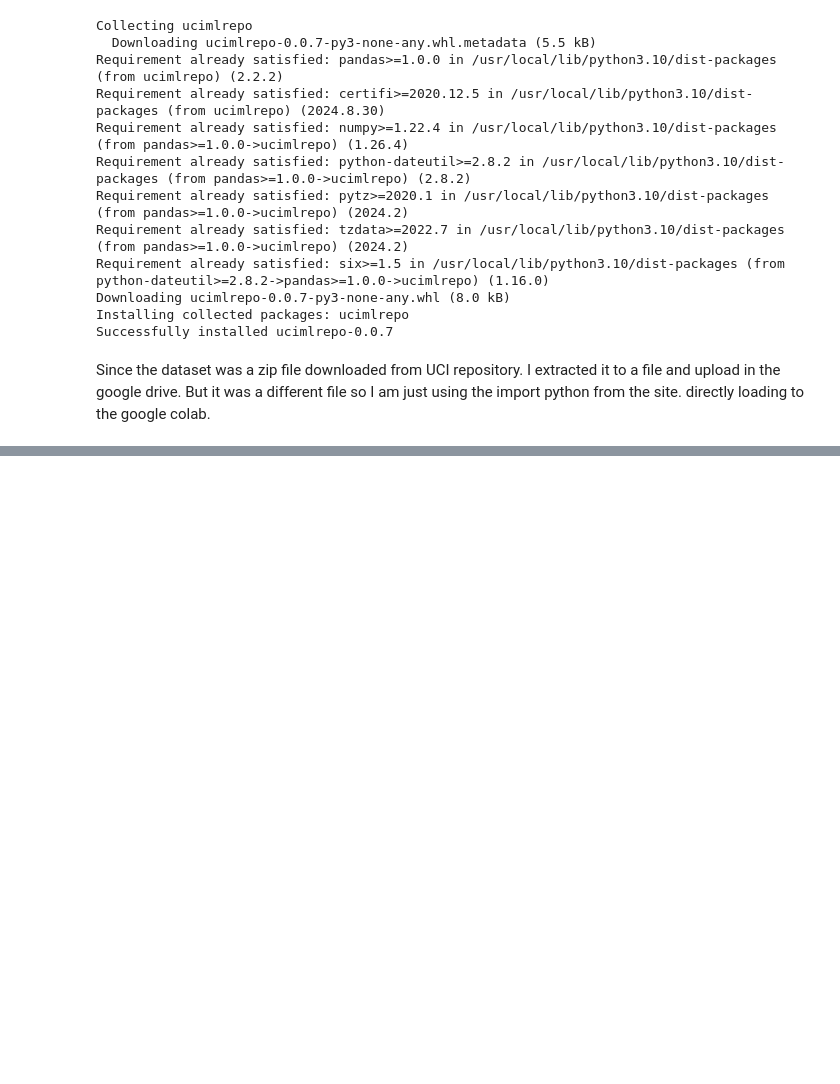
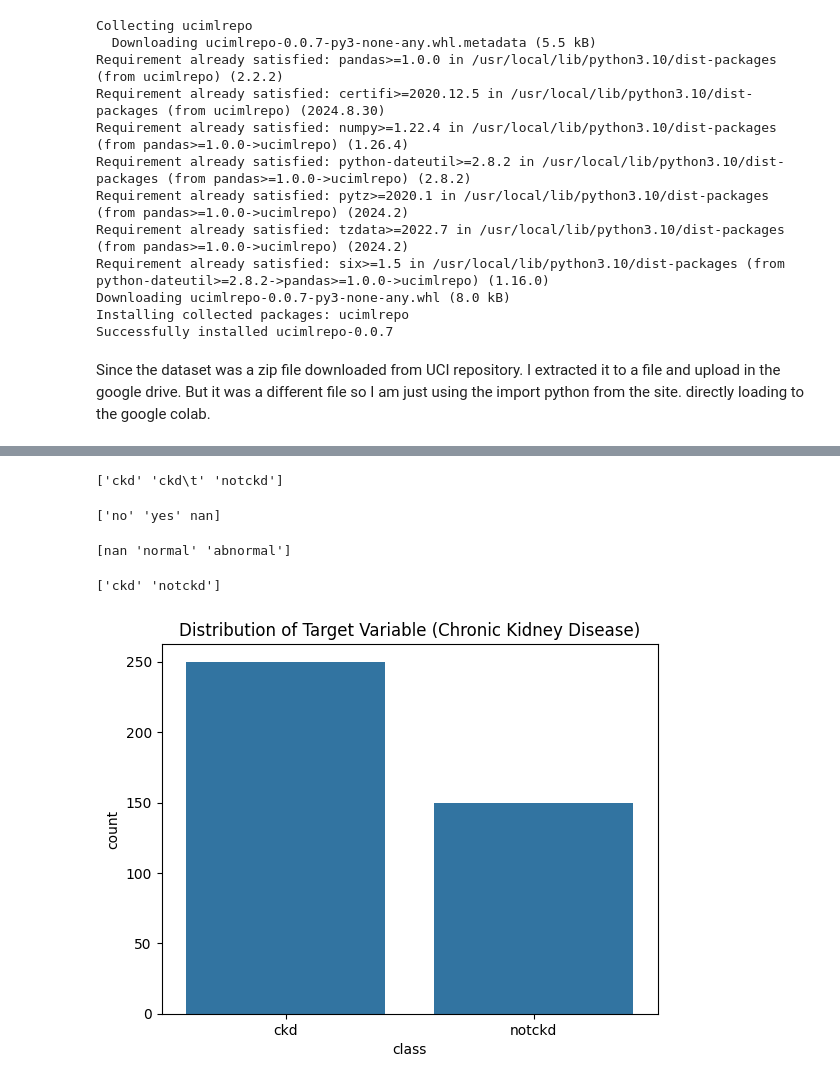
Before and after one commit to AnnsTomy/Chronic_kidney_disease_ML, a Jupyter notebook: 22033815_KIDNEY_DISEASE.ipynb, the cells around one changed output, grey strips where cells are left out. Saved outputs shown, nothing was run; the diff lists cells and outputs as text; code cells hidden in the pictures; blank space fills up the shorter version.

```diff
--- a/22033815_KIDNEY_DISEASE.ipynb
+++ b/22033815_KIDNEY_DISEASE.ipynb
@@ -27,17 +36,23 @@ Since the dataset was a zip file downloaded from UCI repository. I extracted it
 from ucimlrepo import fetch_ucirepo
 
 # fetch dataset
-chronic_kidney_disease = fetch_ucirepo(id=336)
+data_chronic_kidney = fetch_ucirepo(id=336)
 
-# data (as pandas dataframes)
-X = chronic_kidney_disease.data.features
-y = chronic_kidney_disease.data.targets
+# data as pandas dataframes
+X_kidney = data_chronic_kidney.data.features
+y_kidney = data_chronic_kidney.data.targets
 
 # metadata
-print(chronic_kidney_disease.metadata)
+print(data_chronic_kidney.metadata)
 
 # variable information
-print(chronic_kidney_disease.variables)
+print(data_chronic_kidney.variables)
+
+#print X_kidney
+print(X_kidney)
+
+#print the target variables
+print(y_kidney)
 # %% [output]
 {'uci_id': 336, 'name': 'Chronic Kidney Disease', 'repository_url': 'https://archive.ics.uci.edu/dataset/336/chronic+kidney+disease', 'data_url': 'https://archive.ics.uci.edu/static/public/336/data.cs ...
      name     role         type demographic              description  \
@@ -58,0 +218,28 @@ print(chronic_kidney_disease.variables)
+# %%
+# Check for unique values in the target variable
+print(y_kidney['class'].unique())
+# %% [output]
+['ckd' 'ckd\t' 'notckd']
+# %%
+print(X_kidney['cad'].unique())
+# %% [output]
+['no' 'yes' nan]
+# %%
+print(X_kidney['rbc'].unique())
+# %% [output]
+[nan 'normal' 'abnormal']
+# %%
+# Replace 'ckd\t' with 'ckd'
+y_kidney['class'] = y_kidney['class'].replace('ckd\t', 'ckd')
+
+# Verify the replacement
+print(y_kidney['class'].unique())
+# %% [output]
+['ckd' 'notckd']
+# %%
+# Plot distribution of target variable (class column in y_kidney)
+sns.countplot(x=y_kidney['class'])
+plt.title("Distribution of Target Variable (Chronic Kidney Disease)")
+plt.show()
+# %% [output]
+[figure, added]
```
Also changed, not shown: parts of 77 cells of this notebook.
